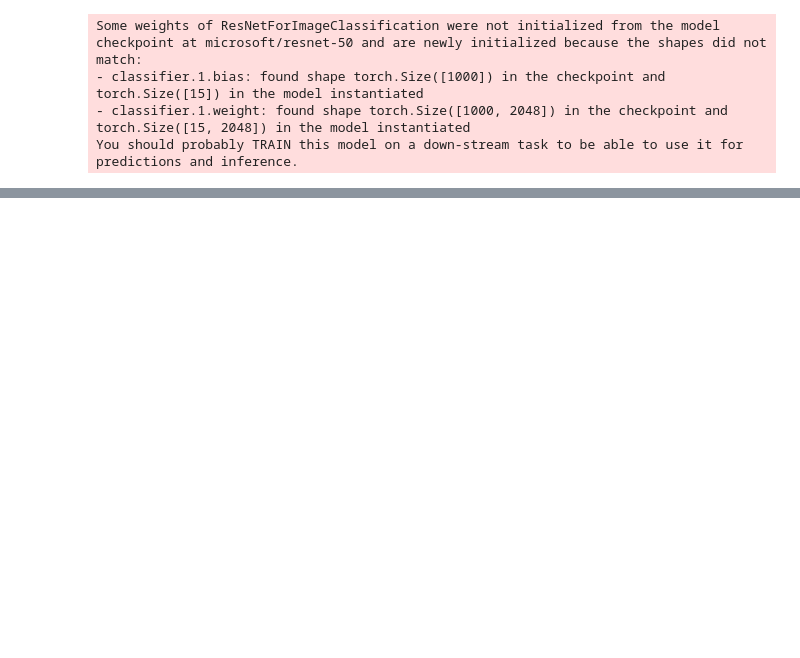
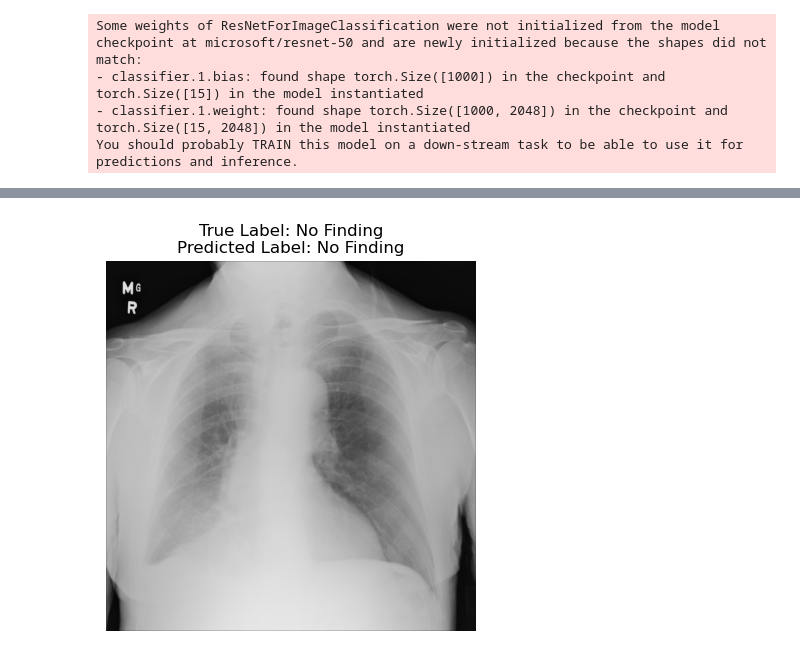
Before and after one commit to Nishk23/Federated_Learning, a Jupyter notebook: multi_classification.ipynb, the cells around one changed output, grey strips where cells are left out. Saved outputs shown, nothing was run; the diff lists cells and outputs as text; code cells hidden in the pictures; blank space fills up the shorter version.

```diff
--- a/multi_classification.ipynb
+++ b/multi_classification.ipynb
@@ -147,8 +226,30 @@ def predict_and_display(img_path, true_label):
     plt.title(f"True Label: {true_label}\nPredicted Label: {predicted_label}")
     plt.axis("off")
     plt.show()
-# %%
-# Example usage
-example_img_path = os.path.join(data_path, metadata.iloc[0, 1], metadata.iloc[0, 0])
-true_label = metadata.iloc[0, 1]
-predict_and_display(example_img_path, true_label)
+# %%
+# Function to open a file dialog and select an image
+def select_image():
+    root = tk.Tk()
+    root.withdraw()  # Hide the root window
+    file_path = filedialog.askopenfilename(
+        title="Select an Image",
+        filetypes=[("Image Files", "*.png;*.jpg;*.jpeg;*.bmp;*.gif")]
+    )
+    return file_path
+# %%
+# Main code to select an image and predict the label
+if __name__ == "__main__":
+    image_path = select_image()
+    if image_path:
+        # Extract the image file name
+        image_name = os.path.basename(image_path)
+
+        # Find the true label from the metadata
+        true_label_row = metadata[metadata.iloc[:, 0] == image_name]
+        true_label = true_label_row.iloc[0, 1] if not true_label_row.empty else None
+
+        predict_and_display(image_path, true_label)
+    else:
+        print("No image selected.")
+# %% [output]
+[figure, added]
```
Also changed, not shown: parts of 9 cells of this notebook.
